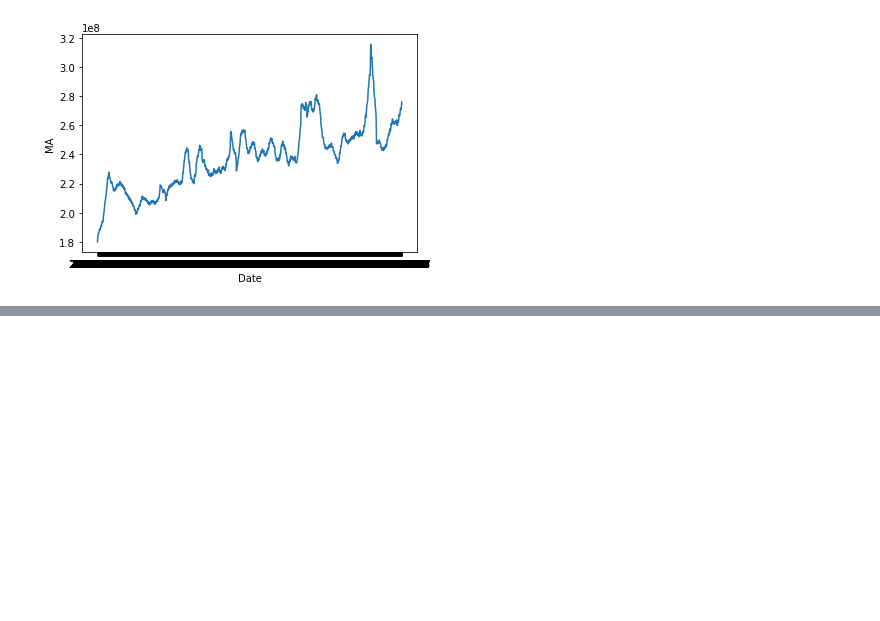
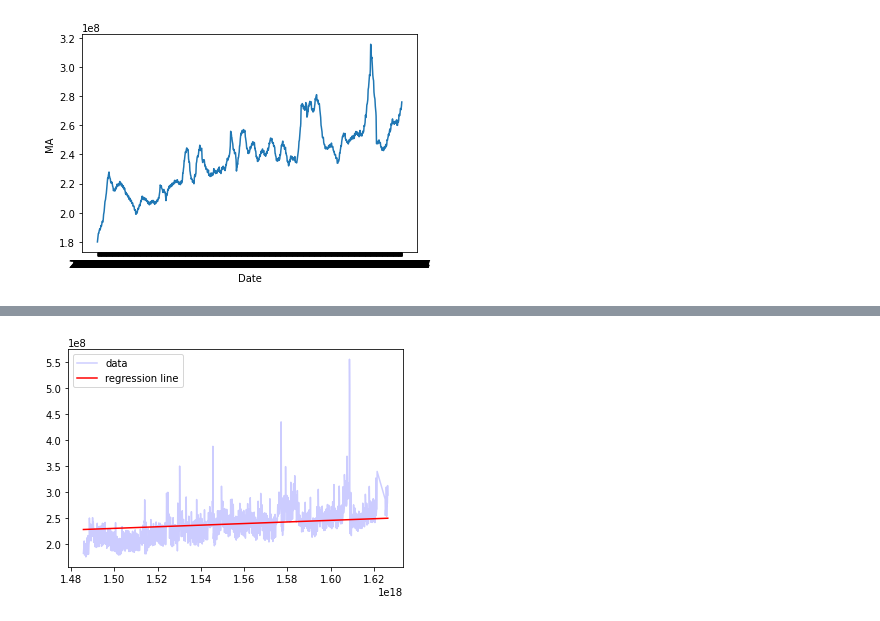
Before and after one commit to Trickster2038/researchSpotify, a Jupyter notebook: research.ipynb, the cells around one changed output, grey strips where cells are left out. Drawn from its saved outputs; the diff is of its cells as text; code cells hidden in the pictures; blank space fills up the shorter version.

```diff
--- a/research.ipynb
+++ b/research.ipynb
@@ -71,0 +134,3 @@ sns.lineplot(x=df3.index, y=df3.MA)
+# %%
+df3['ts'] = df3.date.values.astype(np.int64)
+df3
@@ -71,0 +152,10 @@ sns.lineplot(x=df3.index, y=df3.MA)
+# %%
+import statsmodels.api as sm
+
+X = df3['ts']
+y = df3['Streams']
+X = sm.add_constant(X)
+
+model = sm.OLS(y, X).fit()
+
+model.summary()
@@ -71,0 +184,9 @@ sns.lineplot(x=df3.index, y=df3.MA)
+# %%
+import matplotlib.pyplot as plt
+
+plt.plot(df3['ts'], df3['Streams'], 'b', alpha = 0.2, label='data')
+plt.plot(df3['ts'], model.params[0] + model.params[1]*df3['ts'], 'r', label='regression line')
+plt.legend()
+plt.show()
+# %% [output]
+[figure, added]
```
Also changed, not shown: parts of 11 cells of this notebook.
